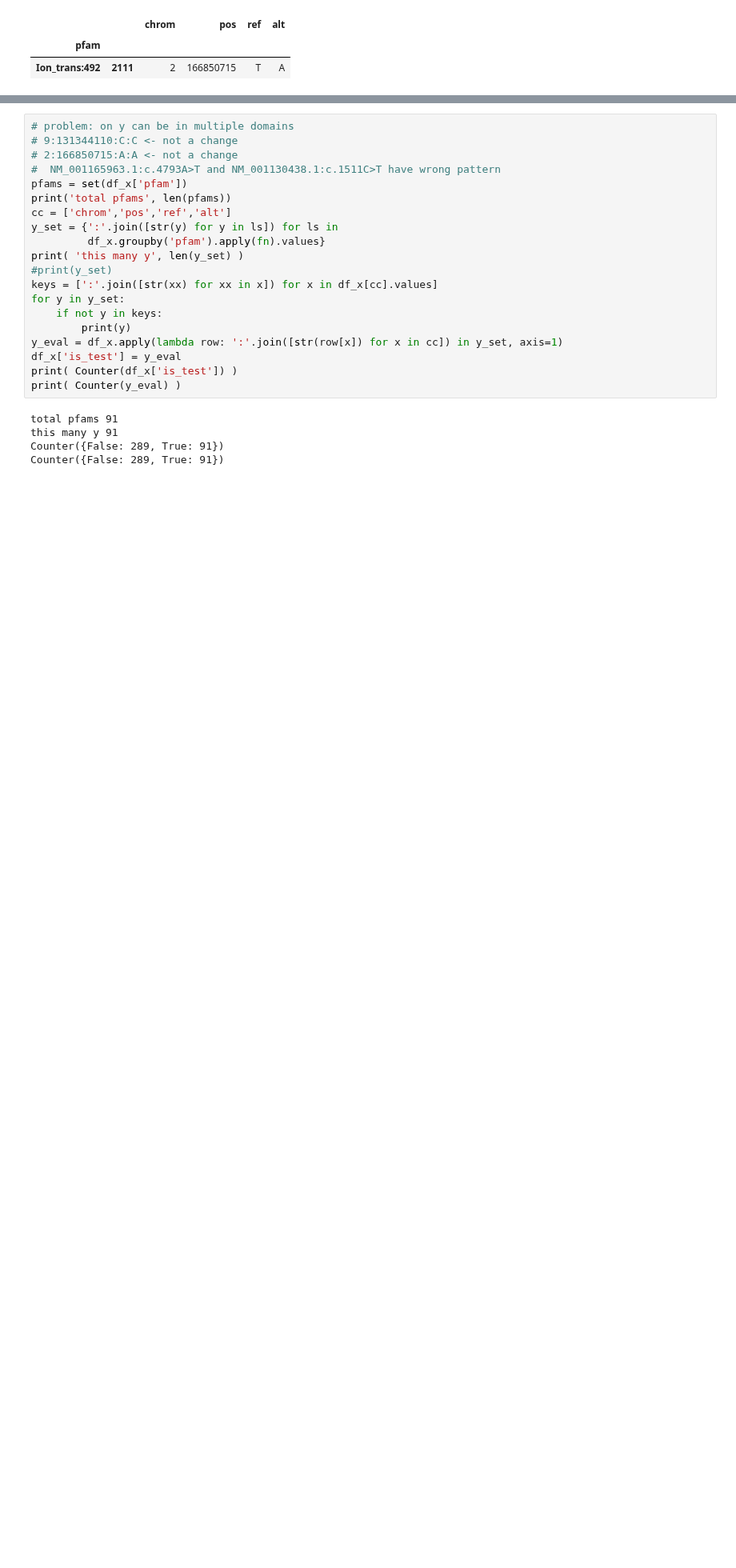
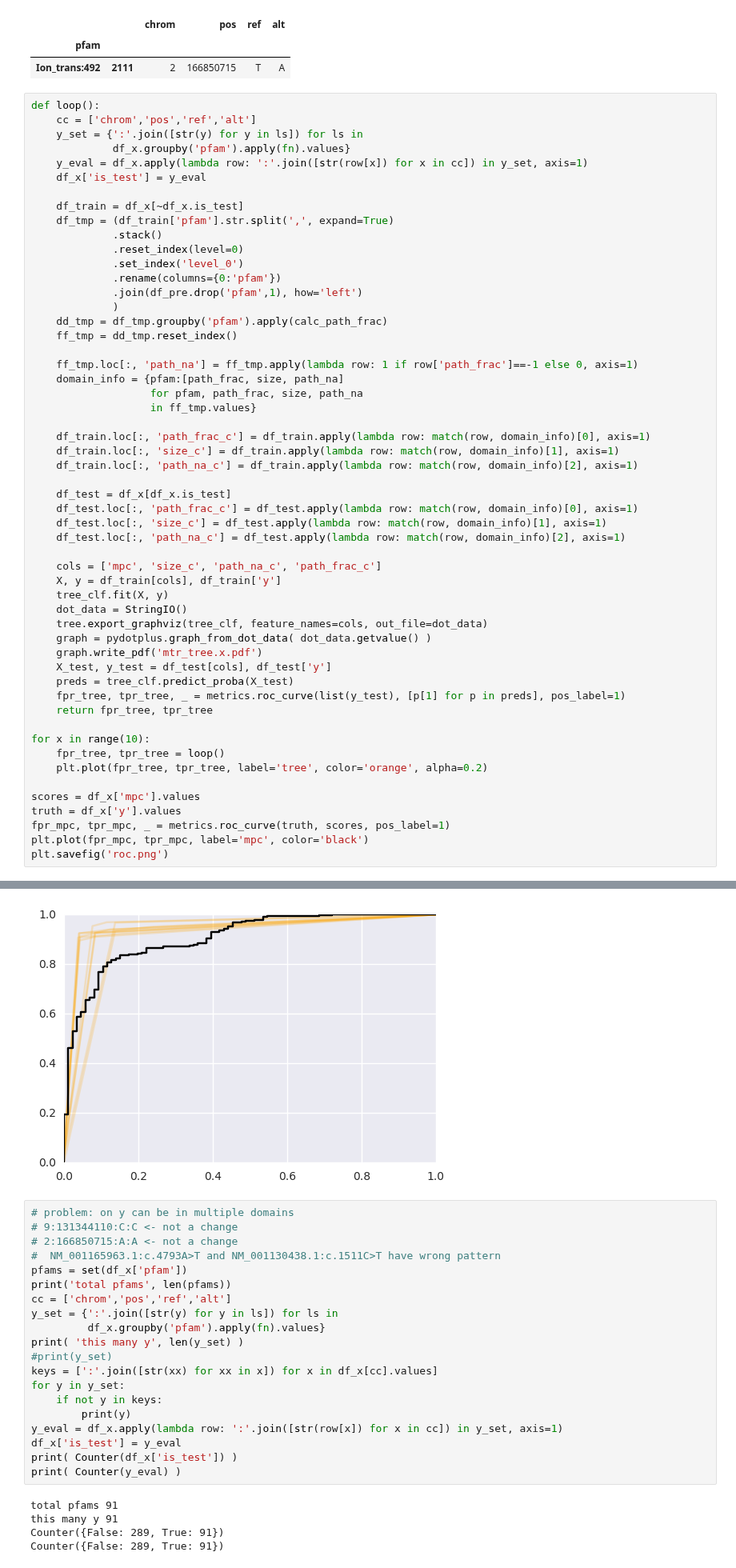
Before and after one commit to samesense/pathopredictor, a Jupyter notebook: notebooks/pure-domains.ipynb, the cells around one changed output, grey strips where cells are left out. Shown at 80% size. Saved outputs shown, nothing was run; the diff lists cells and outputs as text; blank space fills up the shorter version.

Commit message:
beat missense constraint scores

```diff
--- a/notebooks/pure-domains.ipynb
+++ b/notebooks/pure-domains.ipynb
@@ -172,3 +172,58 @@ y_shit[y_shit.pos==166850715]
 |  |  | chrom | pos | ref | alt |
 | pfam |  |  |  |  |  |
 | Ion_trans:492 | 2111 | 2 | 166850715 | T | A |
+# %%
+def loop():
+    cc = ['chrom','pos','ref','alt']
+    y_set = {':'.join([str(y) for y in ls]) for ls in
+             df_x.groupby('pfam').apply(fn).values}
+    y_eval = df_x.apply(lambda row: ':'.join([str(row[x]) for x in cc]) in y_set, axis=1)
+    df_x['is_test'] = y_eval
+
+    df_train = df_x[~df_x.is_test]
+    df_tmp = (df_train['pfam'].str.split(',', expand=True)
+             .stack()
+             .reset_index(level=0)
+             .set_index('level_0')
+             .rename(columns={0:'pfam'})
+             .join(df_pre.drop('pfam',1), how='left')
+             )
+    dd_tmp = df_tmp.groupby('pfam').apply(calc_path_frac)
+    ff_tmp = dd_tmp.reset_index()
+
+    ff_tmp.loc[:, 'path_na'] = ff_tmp.apply(lambda row: 1 if row['path_frac']==-1 else 0, axis=1)
+    domain_info = {pfam:[path_frac, size, path_na]
+                   for pfam, path_frac, size, path_na
+                   in ff_tmp.values}
+
+    df_train.loc[:, 'path_frac_c'] = df_train.apply(lambda row: match(row, domain_info)[0], axis=1)
+    df_train.loc[:, 'size_c'] = df_train.apply(lambda row: match(row, domain_info)[1], axis=1)
+    df_train.loc[:, 'path_na_c'] = df_train.apply(lambda row: match(row, domain_info)[2], axis=1)
+
+    df_test = df_x[df_x.is_test]
+    df_test.loc[:, 'path_frac_c'] = df_test.apply(lambda row: match(row, domain_info)[0], axis=1)
+    df_test.loc[:, 'size_c'] = df_test.apply(lambda row: match(row, domain_info)[1], axis=1)
+    df_test.loc[:, 'path_na_c'] = df_test.apply(lambda row: match(row, domain_info)[2], axis=1)
+
+    cols = ['mpc', 'size_c', 'path_na_c', 'path_frac_c']
+    X, y = df_train[cols], df_train['y']
+    tree_clf.fit(X, y)
+    dot_data = StringIO()
+    tree.export_graphviz(tree_clf, feature_names=cols, out_file=dot_data)
+    graph = pydotplus.graph_from_dot_data( dot_data.getvalue() )
+    graph.write_pdf('mtr_tree.x.pdf')
+    X_test, y_test = df_test[cols], df_test['y']
+    preds = tree_clf.predict_proba(X_test)
+    fpr_tree, tpr_tree, _ = metrics.roc_curve(list(y_test), [p[1] for p in preds], pos_label=1)
+    return fpr_tree, tpr_tree
+
+for x in range(10):
+    fpr_tree, tpr_tree = loop()
+    plt.plot(fpr_tree, tpr_tree, label='tree', color='orange', alpha=0.2)
+
+scores = df_x['mpc'].values
+truth = df_x['y'].values
+fpr_mpc, tpr_mpc, _ = metrics.roc_curve(truth, scores, pos_label=1)
+plt.plot(fpr_mpc, tpr_mpc, label='mpc', color='black')
+plt.savefig('roc.png')
+# %% [output]
@@ -175,3 +244,4 @@ y_shit[y_shit.pos==166850715]
+[figure, added]
 # %%
 # problem: on y can be in multiple domains
 # 9:131344110:C:C <- not a change
```
Also changed, not shown: parts of 1 cell of this notebook, 2 other files.
